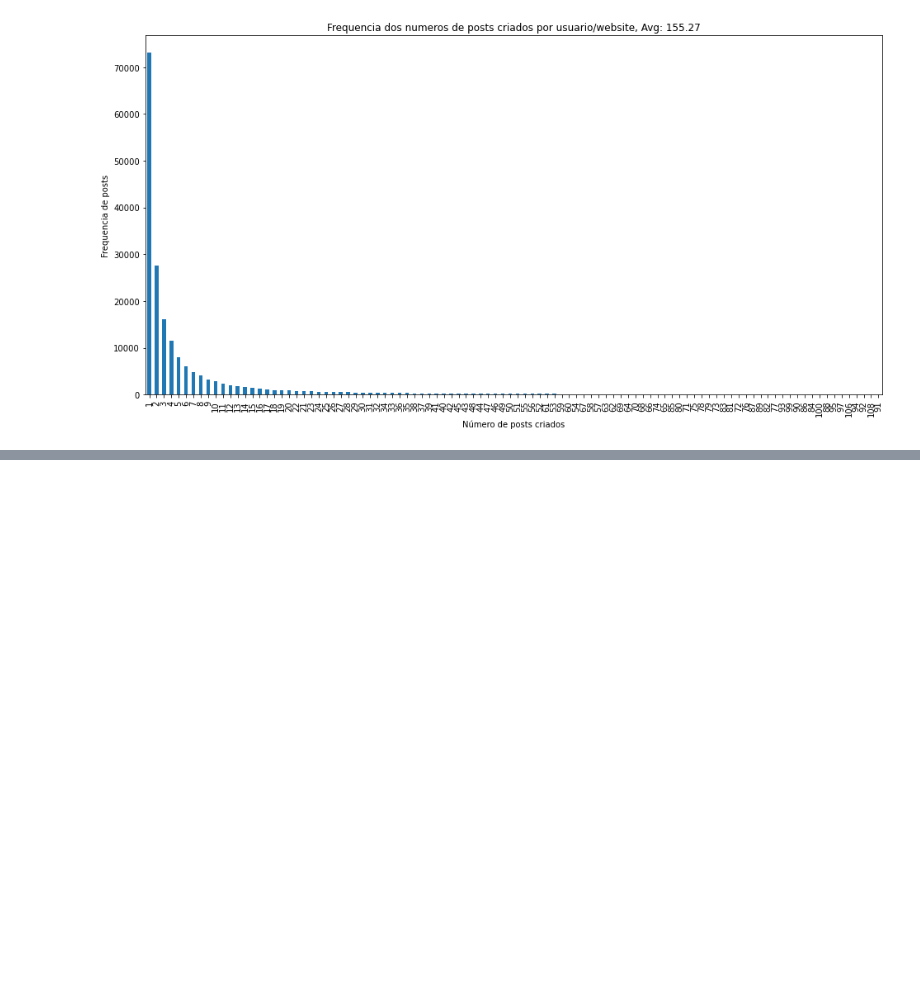
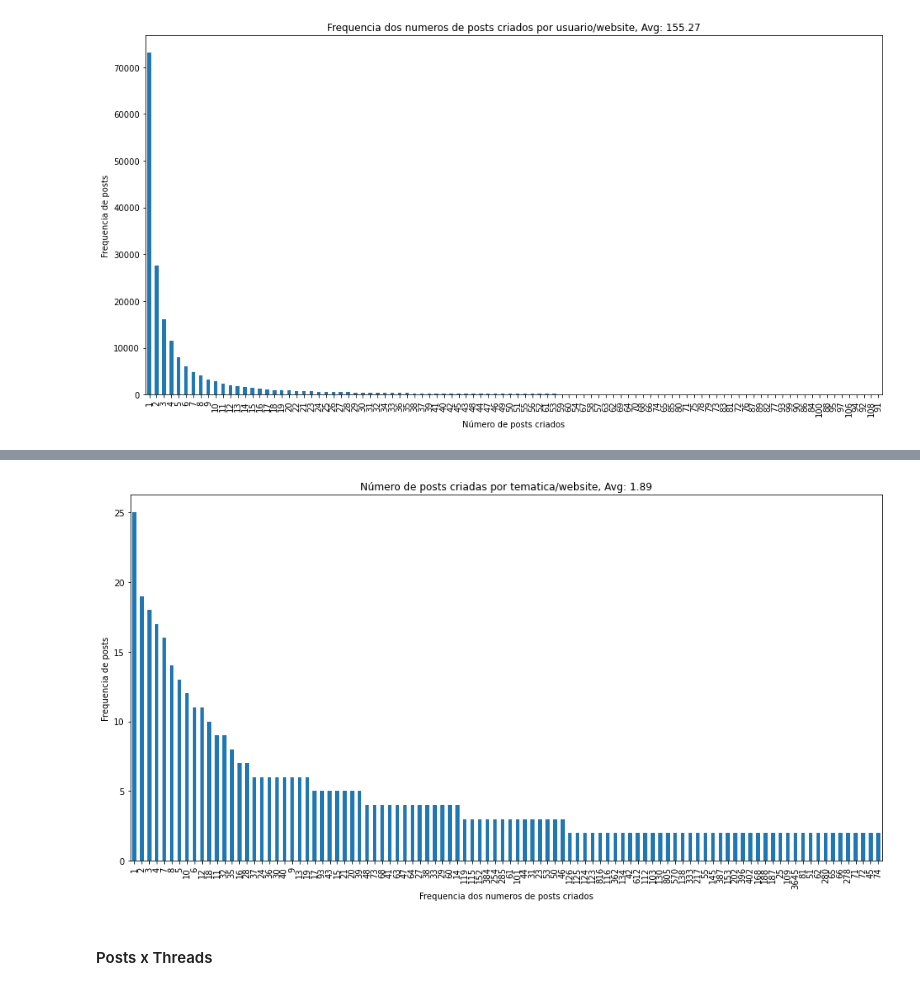
Before and after one commit to fmorenovr/crimepy, a Jupyter notebook: notebooks/3_DB_Statistics.ipynb, the cells around one changed output, grey strips where cells are left out. Cells and saved outputs as stored; diff of their text form; code cells hidden in the pictures; blank space fills up the shorter version.

```diff
--- a/notebooks/3_DB_Statistics.ipynb
+++ b/notebooks/3_DB_Statistics.ipynb
@@ -733,0 +736,3 @@ ax = post_member_[:100].plot(kind="bar", figsize=(16,8), title=f"Frequencia dos
+# %%
+posts_boards_df = pd.merge(posts_website_df, boards_df[["site_id", "board_id", "board_title"]].drop_duplicates(), on=["site_id", "board_id"], how="left")
+posts_boards_df
@@ -733,0 +753,13 @@ ax = post_member_[:100].plot(kind="bar", figsize=(16,8), title=f"Frequencia dos
+# %%
+post_board_df = pd.pivot_table(posts_boards_df[["site_name", "board_title", "board_id", "post_id"]].drop_duplicates(),
+                                 index=["site_name", "board_title", "board_id"],
+                                 values=["post_id"],
+                                 aggfunc={
+                                     "post_id":len
+                                 }
+                                ).sort_values(by="post_id", ascending=False)#.reset_index(level=0)
+post_board_df.rename(columns={"post_id":"num_posts_created"}, inplace=True)
+post_board_df.reset_index(inplace=True)
+post_board_df.set_index(["site_name", "board_title"], inplace=True)
+post_board_df.drop(columns=['board_id'], inplace=True)
+post_board_df
@@ -733,0 +781,4 @@ ax = post_member_[:100].plot(kind="bar", figsize=(16,8), title=f"Frequencia dos
+# %%
+post_board_df_ = post_board_df.pivot_table(columns=['num_posts_created'], aggfunc='size')
+post_board_df_.sort_values(ascending=False, inplace=True)
+post_board_df_
@@ -733,0 +799,10 @@ ax = post_member_[:100].plot(kind="bar", figsize=(16,8), title=f"Frequencia dos
+# %%
+mean_val = round(post_board_df_.mean(), 2)
+
+ax = post_board_df_[:100].plot(kind="bar", figsize=(16,8), title=f"Número de posts criadas por tematica/website, Avg: {mean_val}", xlabel="Frequencia dos numeros de posts criados", ylabel="Frequencia de posts", rot=90)
+# ax.legend(list(temp_df["site_name"]))
+#ax.get_legend().remove()
+# %% [output]
+[figure, added]
+# %% [markdown]
+#### Posts x Threads
```
Also changed, not shown: parts of 7 cells of this notebook, 2 other files.
